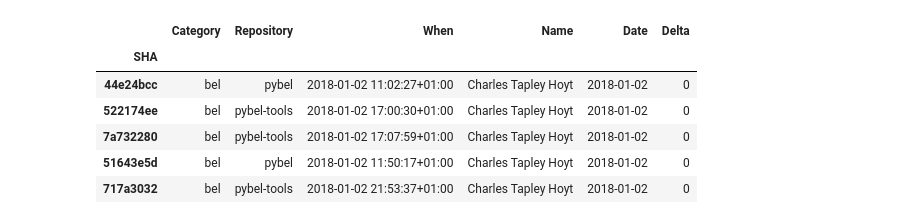
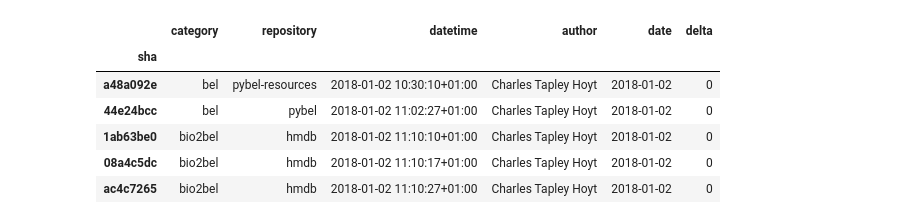
Before and after one commit to cthoyt/doctoral-thesis, a Jupyter notebook: commits/A PhD in Commits.ipynb, the cells around one changed output. Saved outputs shown, nothing was run; the diff lists cells and outputs as text; code cells hidden in the pictures.

```diff
--- a/commits/A PhD in Commits.ipynb
+++ b/commits/A PhD in Commits.ipynb
@@ -7,19 +20,28 @@ from datetime import datetime, date
 # %%
 start_date = date(2018, 1, 1)
 # %%
-df = pd.read_csv('commits.tsv', sep='\t', index_col='SHA')
-df['When'] = df['When'].map(datetime.fromisoformat)
-df['Date'] = df['When'].map(datetime.date)
-df = df[df.Date > start_date]
-min_time = df['When'].min()
-df['Delta'] = df['When'].map(lambda x: (x - min_time).days)
-df = df.sort_values('Delta')
+df = pd.read_csv('commits.tsv', sep='\t', index_col='sha')
+
+# Organize datetimes
+df.datetime = df.datetime.map(datetime.fromisoformat)
+
+# Extract dates and slice by start date
+df['date'] = df.datetime.map(datetime.date)
+df = df[df.date > start_date]
+
+# Calculate deltas versus minimum date
+min_datetime = df.datetime.min()
+df['delta'] = df.datetime.map(lambda x: (x - min_datetime).days)
+
+# Order by datetime
+df = df.sort_values('datetime')
+
 df.head()
 # %% [output]
-|  | Category | Repository | When | Name | Date | Delta |
-| SHA |  |  |  |  |  |  |
+|  | category | repository | datetime | author | date | delta |
+| sha |  |  |  |  |  |  |
+| a48a092e | bel | pybel-resources | 2018-01-02 10:30:10+01:00 | Charles Tapley Hoyt | 2018-01-02 | 0 |
 | 44e24bcc | bel | pybel | 2018-01-02 11:02:27+01:00 | Charles Tapley Hoyt | 2018-01-02 | 0 |
-| 522174ee | bel | pybel-tools | 2018-01-02 17:00:30+01:00 | Charles Tapley Hoyt | 2018-01-02 | 0 |
-| 7a732280 | bel | pybel-tools | 2018-01-02 17:07:59+01:00 | Charles Tapley Hoyt | 2018-01-02 | 0 |
-| 51643e5d | bel | pybel | 2018-01-02 11:50:17+01:00 | Charles Tapley Hoyt | 2018-01-02 | 0 |
-| 717a3032 | bel | pybel-tools | 2018-01-02 21:53:37+01:00 | Charles Tapley Hoyt | 2018-01-02 | 0 |
+| 1ab63be0 | bio2bel | hmdb | 2018-01-02 11:10:10+01:00 | Charles Tapley Hoyt | 2018-01-02 | 0 |
+| 08a4c5dc | bio2bel | hmdb | 2018-01-02 11:10:17+01:00 | Charles Tapley Hoyt | 2018-01-02 | 0 |
+| ac4c7265 | bio2bel | hmdb | 2018-01-02 11:10:27+01:00 | Charles Tapley Hoyt | 2018-01-02 | 0 |
```
Also changed, not shown: parts of 11 cells of this notebook, 5 other files.
